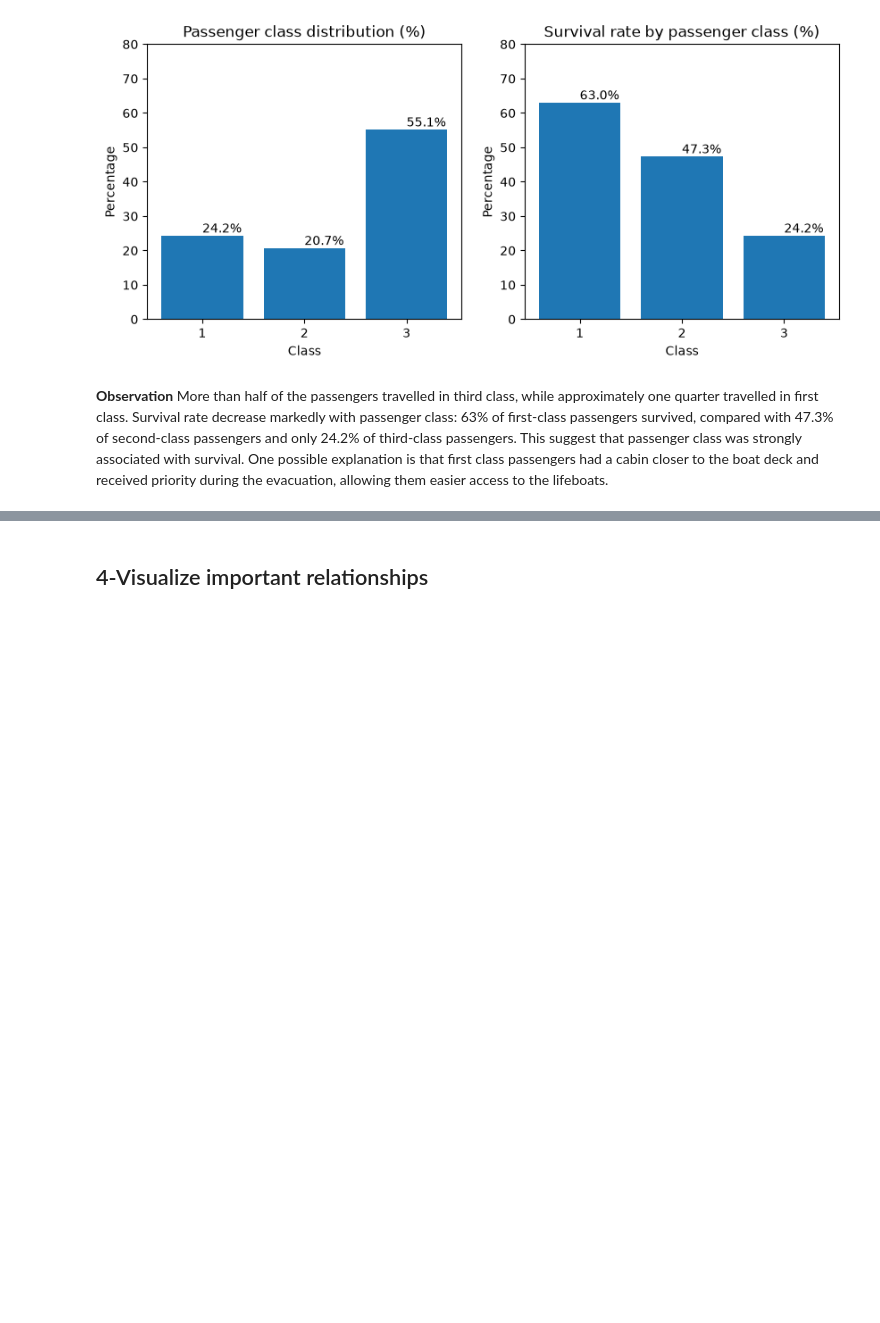
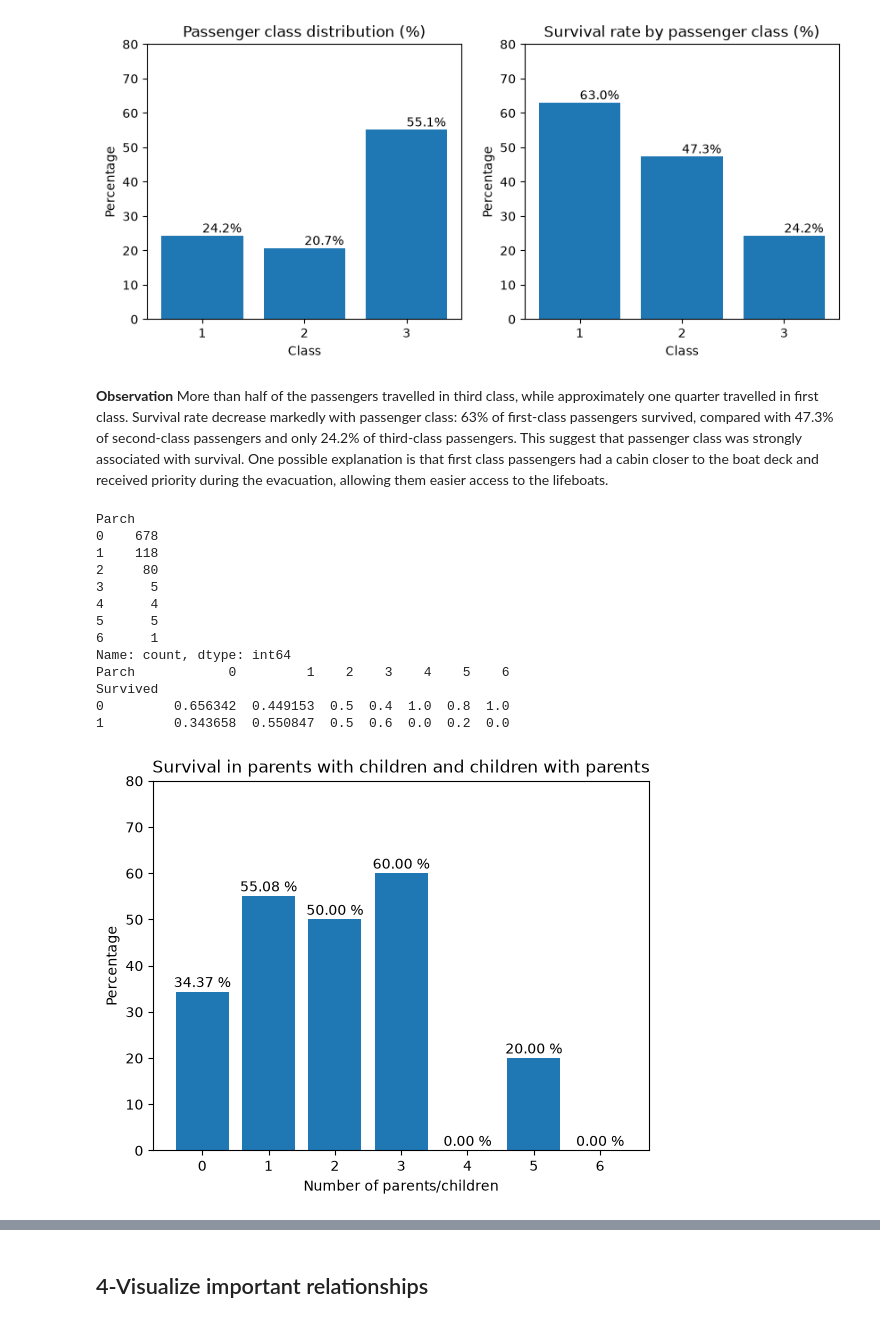
Before and after one commit to gaetanmagnier/project-001-titanic-eda, a Jupyter notebook: notebooks/project_001_titanic_eda.ipynb, the cells around one changed output, grey strips where cells are left out. Drawn from its saved outputs; the diff is of its cells as text; code cells hidden in the pictures; blank space fills up the shorter version.

```diff
--- a/notebooks/project_001_titanic_eda.ipynb
+++ b/notebooks/project_001_titanic_eda.ipynb
@@ -186,3 +186,40 @@ Survived
 # %% [markdown]
 **Observation**
 More than half of the passengers travelled in third class, while approximately one quarter travelled in first class. Survival rate decrease markedly with passenger class: 63% of first-class passengers survived, compared with 47.3% of second-class passengers and only 24.2% of third-class passengers. This suggest that passenger class was strongly associated with survival. One possible explanation is that first class passengers had a cabin closer to the boat deck and received priority during the evacuation, allowing them easier access to the lifeboats.
+# %%
+print(df["Parch"].value_counts().sort_index())
+
+survival_by_children = pd.crosstab(df["Survived"], df["Parch"], normalize="columns")
+print(survival_by_children)
+
+plt.bar(survival_by_children.loc[1].index, survival_by_children.loc[1].values*100)
+
+ax = plt.gca()
+for bar in ax.patches:
+    height = bar.get_height()
+    ax.text(
+        bar.get_x() + bar.get_width()/2,
+        height+1,
+        f"{height:.2f} %",
+        ha="center"
+    )
+plt.ylim(0, 80)
+plt.xlabel("Number of parents/children")
+plt.ylabel("Percentage")
+plt.title("Survival in parents with children and children with parents")
+plt.show()
+# %% [output]
+Parch
+0    678
+1    118
+2     80
+3      5
+4      4
+5      5
+6      1
+Name: count, dtype: int64
+Parch            0         1    2    3    4    5    6
+Survived
+0         0.656342  0.449153  0.5  0.4  1.0  0.8  1.0
+1         0.343658  0.550847  0.5  0.6  0.0  0.2  0.0
+[figure, added]
```
Also changed, not shown: parts of 1 cell of this notebook.
